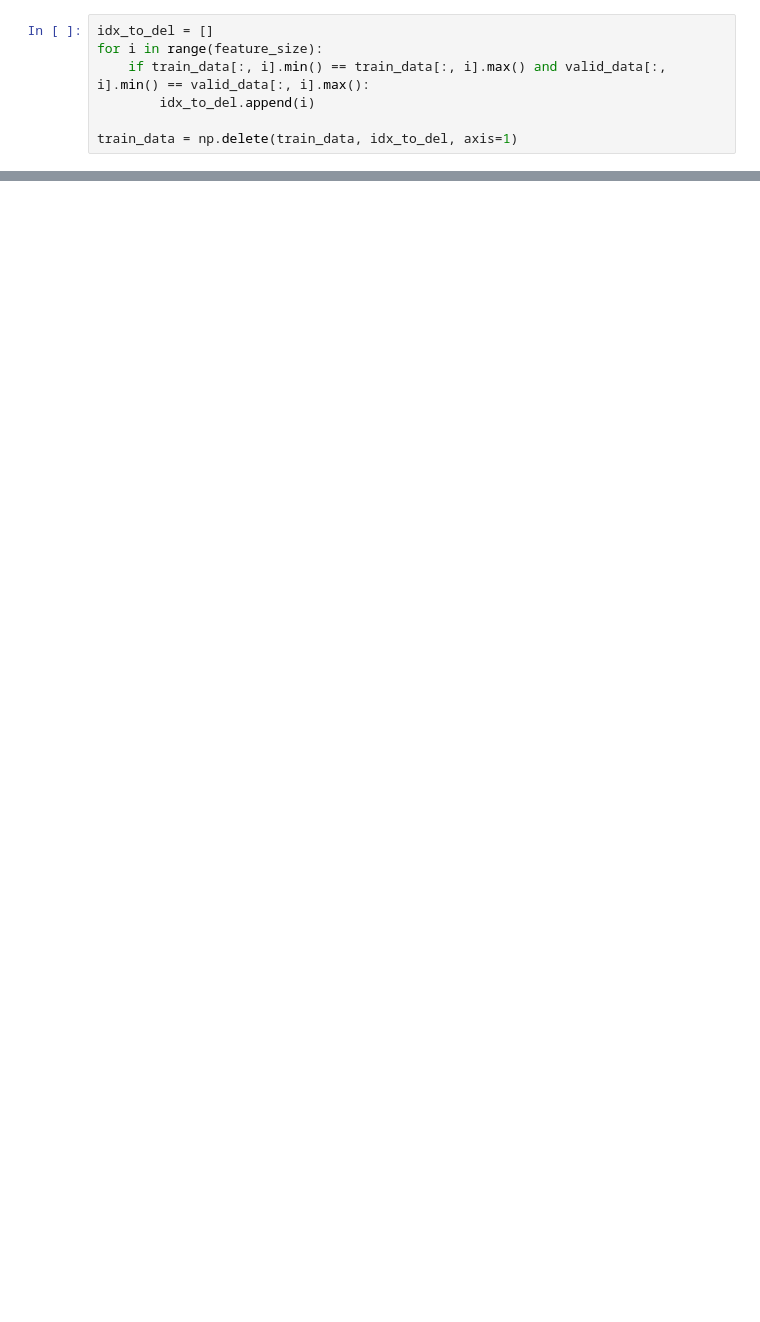
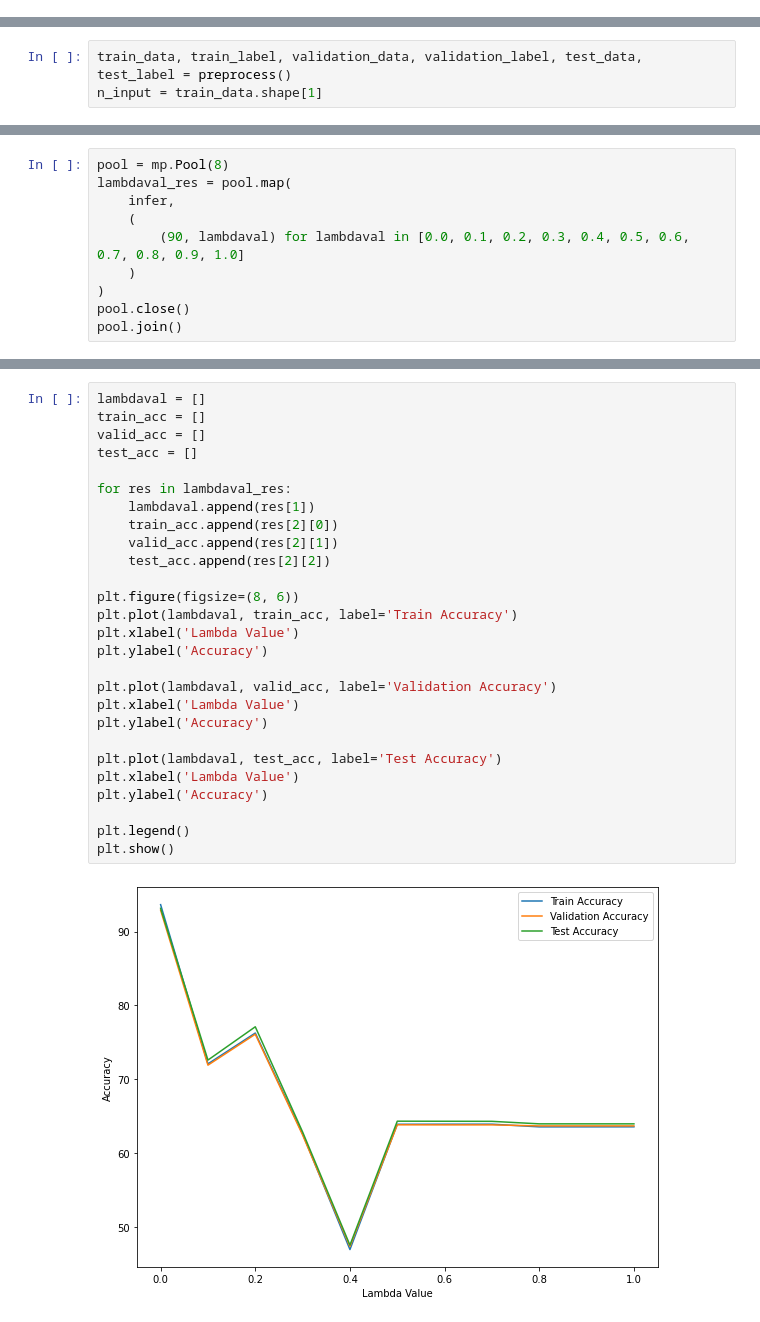
Before and after one commit to vinaykudari/ub, a Jupyter notebook: Fall21/CSE574-ML/Assignment/Assignment2/basecode/NN.ipynb, the cells around one changed output, grey strips where cells are left out. Drawn from its saved outputs; the diff is of its cells as text; blank space fills up the shorter version.

```diff
--- a/Fall21/CSE574-ML/Assignment/Assignment2/basecode/NN.ipynb
+++ b/Fall21/CSE574-ML/Assignment/Assignment2/basecode/NN.ipynb
@@ -68,7 +0,0 @@ display(test_data[i]), test_label[i]
-# %%
-idx_to_del = []
-for i in range(feature_size):
-    if train_data[:, i].min() == train_data[:, i].max() and valid_data[:, i].min() == valid_data[:, i].max():
-        idx_to_del.append(i)
-
-train_data = np.delete(train_data, idx_to_del, axis=1)
@@ -74,0 +242,3 @@ train_data = np.delete(train_data, idx_to_del, axis=1)
+# %%
+train_data, train_label, validation_data, validation_label, test_data, test_label = preprocess()
+n_input = train_data.shape[1]
@@ -74,0 +334,10 @@ train_data = np.delete(train_data, idx_to_del, axis=1)
+# %%
+pool = mp.Pool(8)
+lambdaval_res = pool.map(
+    infer,
+    (
+        (90, lambdaval) for lambdaval in [0.0, 0.1, 0.2, 0.3, 0.4, 0.5, 0.6, 0.7, 0.8, 0.9, 1.0]
+    )
+)
+pool.close()
+pool.join()
@@ -74,0 +358,29 @@ train_data = np.delete(train_data, idx_to_del, axis=1)
+# %%
+lambdaval = []
+train_acc = []
+valid_acc = []
+test_acc = []
+
+for res in lambdaval_res:
+    lambdaval.append(res[1])
+    train_acc.append(res[2][0])
+    valid_acc.append(res[2][1])
+    test_acc.append(res[2][2])
+
+plt.figure(figsize=(8, 6))
+plt.plot(lambdaval, train_acc, label='Train Accuracy')
+plt.xlabel('Lambda Value')
+plt.ylabel('Accuracy')
+
+plt.plot(lambdaval, valid_acc, label='Validation Accuracy')
+plt.xlabel('Lambda Value')
+plt.ylabel('Accuracy')
+
+plt.plot(lambdaval, test_acc, label='Test Accuracy')
+plt.xlabel('Lambda Value')
+plt.ylabel('Accuracy')
+
+plt.legend()
+plt.show()
+# %% [output]
+[figure, added]
```
Also changed, not shown: parts of 17 cells of this notebook, 5 other files.
